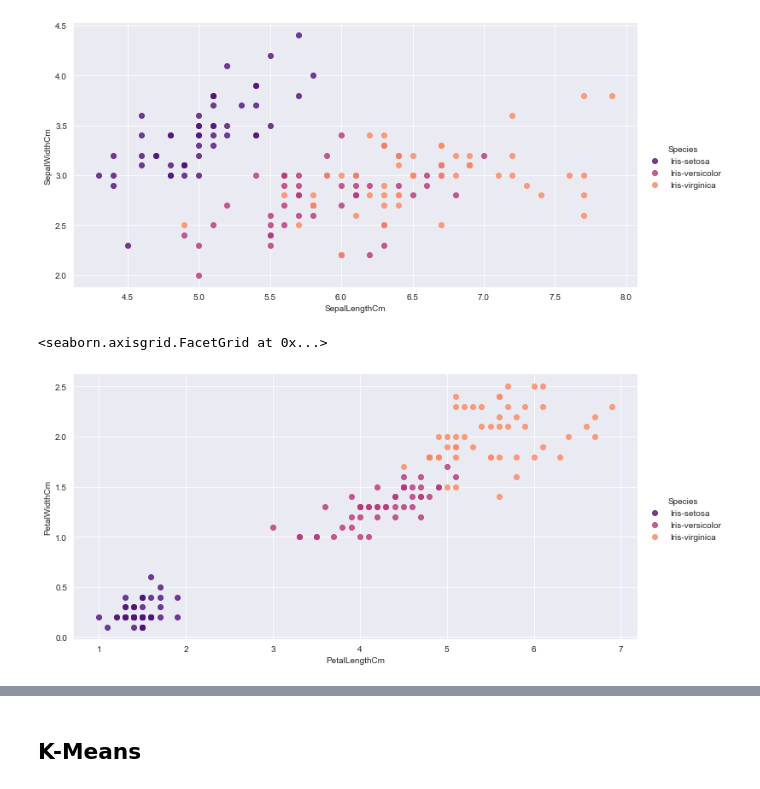
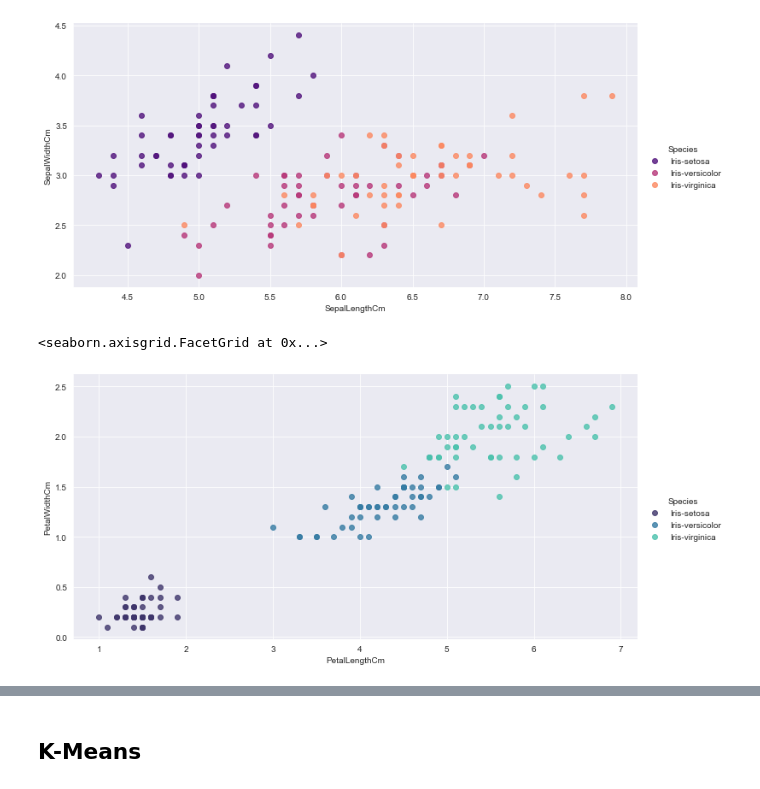
Before and after one commit to abphilip-work/Sparks, a Jupyter notebook: T2/T2.ipynb, the cells around one changed output, grey strips where cells are left out. Cells and saved outputs as stored; diff of their text form; code cells hidden in the pictures.

```diff
--- a/T2/T2.ipynb
+++ b/T2/T2.ipynb
@@ -85,7 +85,7 @@ sns.lmplot('SepalLengthCm', 'SepalWidthCm', data=allen, hue='Species',
 # %%
 sns.set_style('darkgrid')
 sns.lmplot('PetalLengthCm', 'PetalWidthCm', data=allen, hue='Species',
-           palette='magma', size=5, aspect=2, fit_reg=False)
+           palette='mako', size=5, aspect=2, fit_reg=False)
 # %% [output]
 <seaborn.axisgrid.FacetGrid at 0x...>
-[figure, old version]
+[figure, new version]
```
Also changed, not shown: parts of 6 cells of this notebook.
